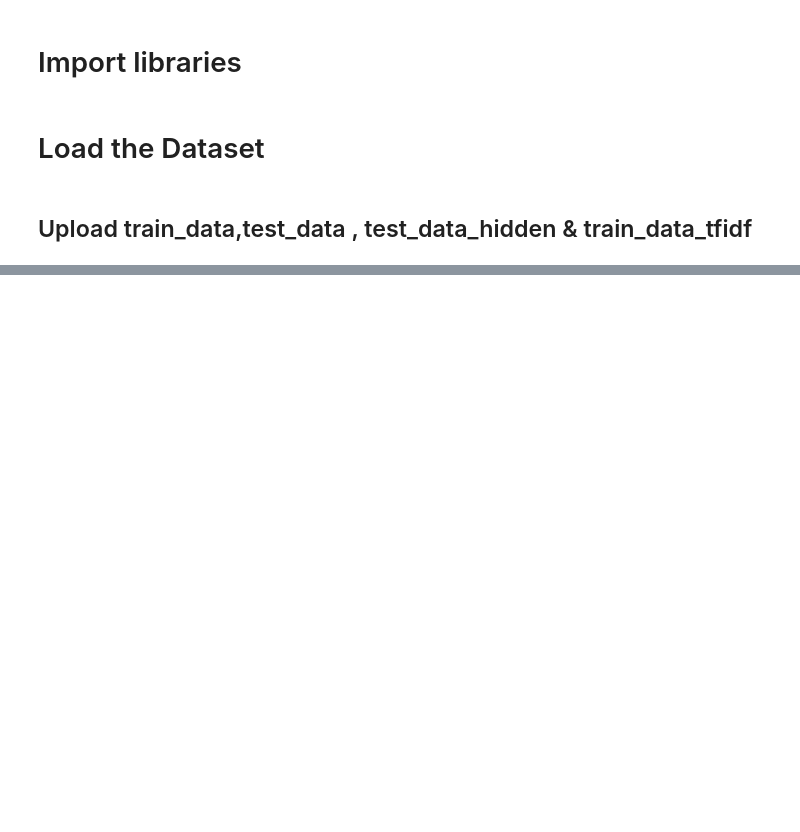
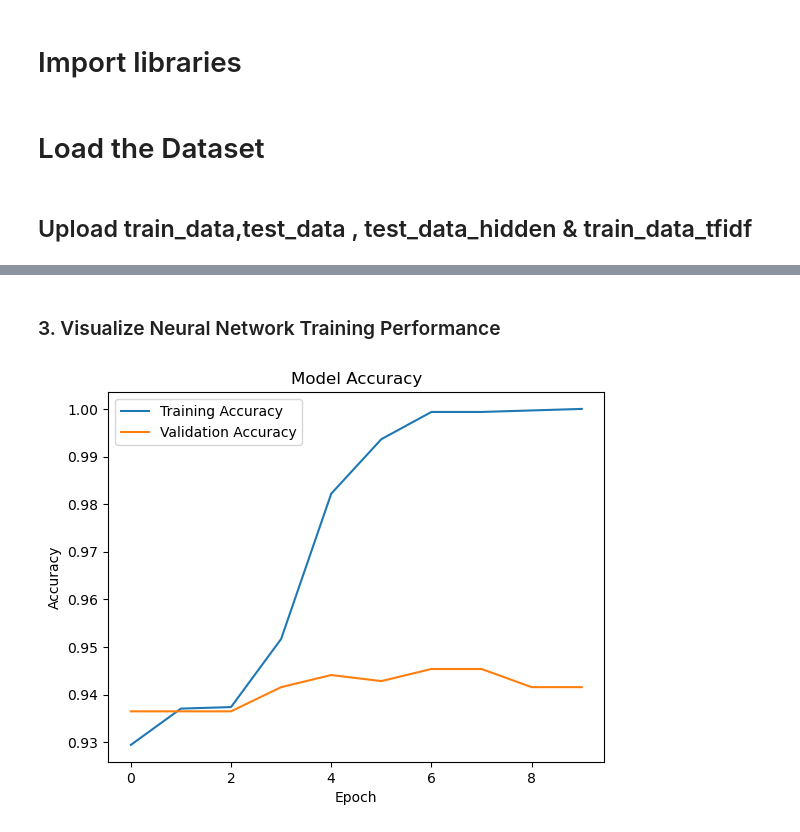
Before and after one commit to MohdJubairKhan/Sentimental_Analysis-Cpastone_project_2-, a Jupyter notebook: notebooks/ Week_3 &4_ Model_Selection_and_Advanced_Techniques.ipynb, the cells around one changed output, grey strips where cells are left out. Drawn from its saved outputs; the diff is of its cells as text; code cells hidden in the pictures; blank space fills up the shorter version.

```diff
--- a/notebooks/ Week_3 &4_ Model_Selection_and_Advanced_Techniques.ipynb
+++ b/notebooks/ Week_3 &4_ Model_Selection_and_Advanced_Techniques.ipynb
@@ -18,0 +115,18 @@ train_data_tfidf = pd.read_csv(r'C:\Users\zubair_khan\Desktop\Data_Science\Proje
+# %%
+#Preprocess Labels for Neural Network:
+# One-hot encode the target labels for neural networks
+y_train_nn = to_categorical(y_train, num_classes=3)
+y_test_nn = to_categorical(y_test, num_classes=3)
+# %%
+# Build the Neural Network Model:
+# Define the MLP model
+nn_model = Sequential([
+    Dense(128, input_dim=X_train.shape[1], activation='relu'),
+    Dropout(0.3),
+    Dense(64, activation='relu'),
+    Dropout(0.3),
+    Dense(3, activation='softmax')
+])
+# %%
+# Compile the model
+nn_model.compile(optimizer='adam', loss='categorical_crossentropy', metrics=['accuracy'])
@@ -18,0 +154,3 @@ train_data_tfidf = pd.read_csv(r'C:\Users\zubair_khan\Desktop\Data_Science\Proje
+# %%
+# Train the model
+history = nn_model.fit(X_train, y_train_nn, epochs=10, batch_size=32, validation_data=(X_test, y_test_nn), verbose=1)
@@ -18,0 +205,13 @@ train_data_tfidf = pd.read_csv(r'C:\Users\zubair_khan\Desktop\Data_Science\Proje
+# %% [markdown]
+### 3. Visualize Neural Network Training Performance
+# %%
+# Plot training and validation accuracy
+plt.plot(history.history['accuracy'], label='Training Accuracy')
+plt.plot(history.history['val_accuracy'], label='Validation Accuracy')
+plt.title('Model Accuracy')
+plt.xlabel('Epoch')
+plt.ylabel('Accuracy')
+plt.legend()
+plt.show()
+# %% [output]
+[figure, added]
```
Also changed, not shown: parts of 144 cells of this notebook, 5 other files.
